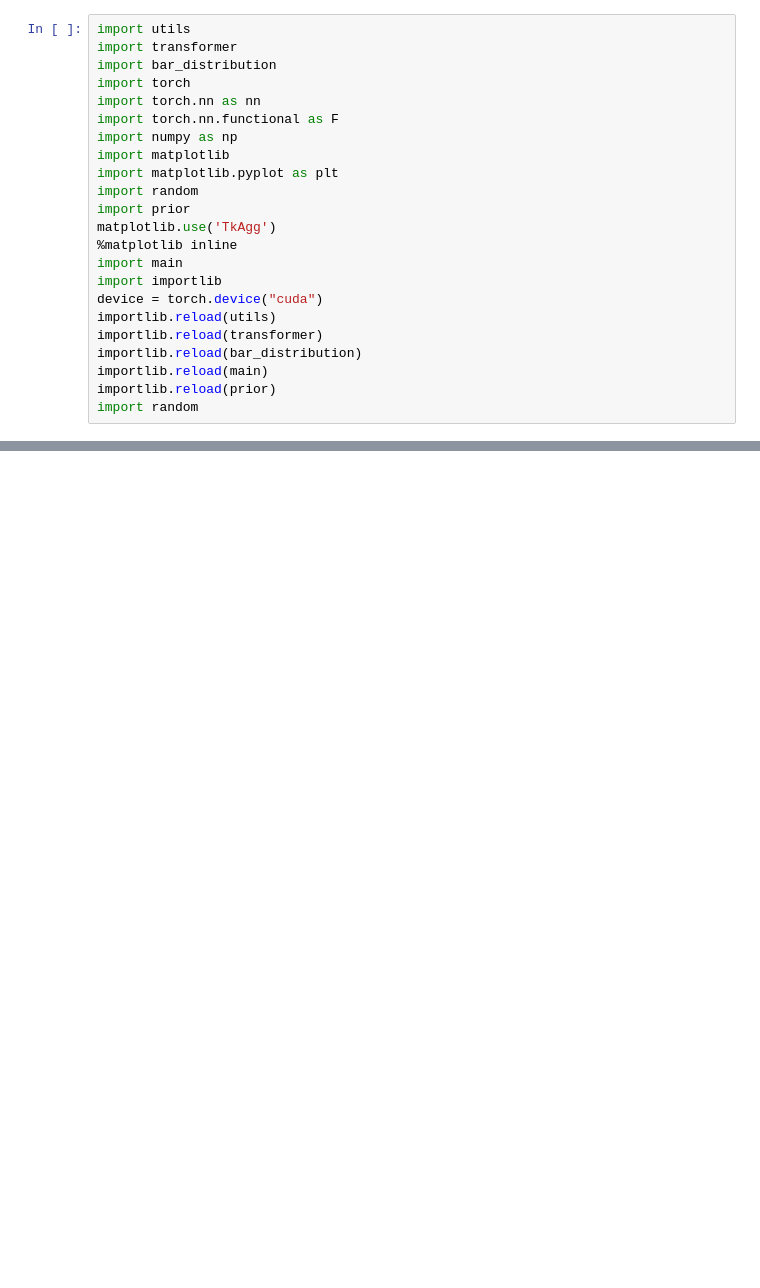
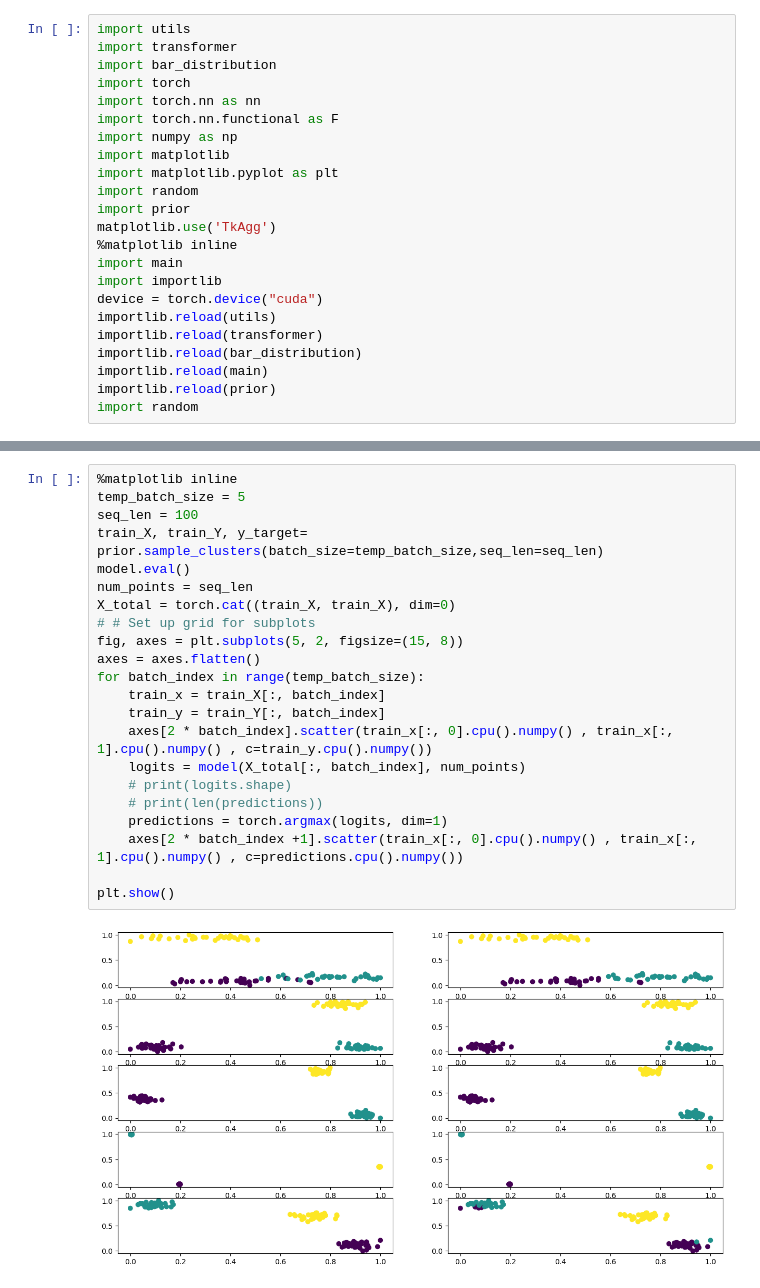
Before and after one commit to pbhaskaran/PFN_clustering, a Jupyter notebook: Clustering PFN.ipynb, the cells around one changed output, grey strips where cells are left out. Drawn from its saved outputs; the diff is of its cells as text; blank space fills up the shorter version.

```diff
--- a/Clustering PFN.ipynb
+++ b/Clustering PFN.ipynb
@@ -87,0 +93,24 @@ plt.show()
+# %%
+%matplotlib inline
+temp_batch_size = 5
+seq_len = 100
+train_X, train_Y, y_target= prior.sample_clusters(batch_size=temp_batch_size,seq_len=seq_len)
+model.eval()
+num_points = seq_len
+X_total = torch.cat((train_X, train_X), dim=0)
+# # Set up grid for subplots
+fig, axes = plt.subplots(5, 2, figsize=(15, 8))
+axes = axes.flatten()
+for batch_index in range(temp_batch_size):
+    train_x = train_X[:, batch_index]
+    train_y = train_Y[:, batch_index]
+    axes[2 * batch_index].scatter(train_x[:, 0].cpu().numpy() , train_x[:, 1].cpu().numpy() , c=train_y.cpu().numpy())
+    logits = model(X_total[:, batch_index], num_points)
+    # print(logits.shape)
+    # print(len(predictions))
+    predictions = torch.argmax(logits, dim=1)
+    axes[2 * batch_index +1].scatter(train_x[:, 0].cpu().numpy() , train_x[:, 1].cpu().numpy() , c=predictions.cpu().numpy())
+
+plt.show()
+# %% [output]
+[figure, added]
```
Also changed, not shown: parts of 15 cells of this notebook, 4 other files.
